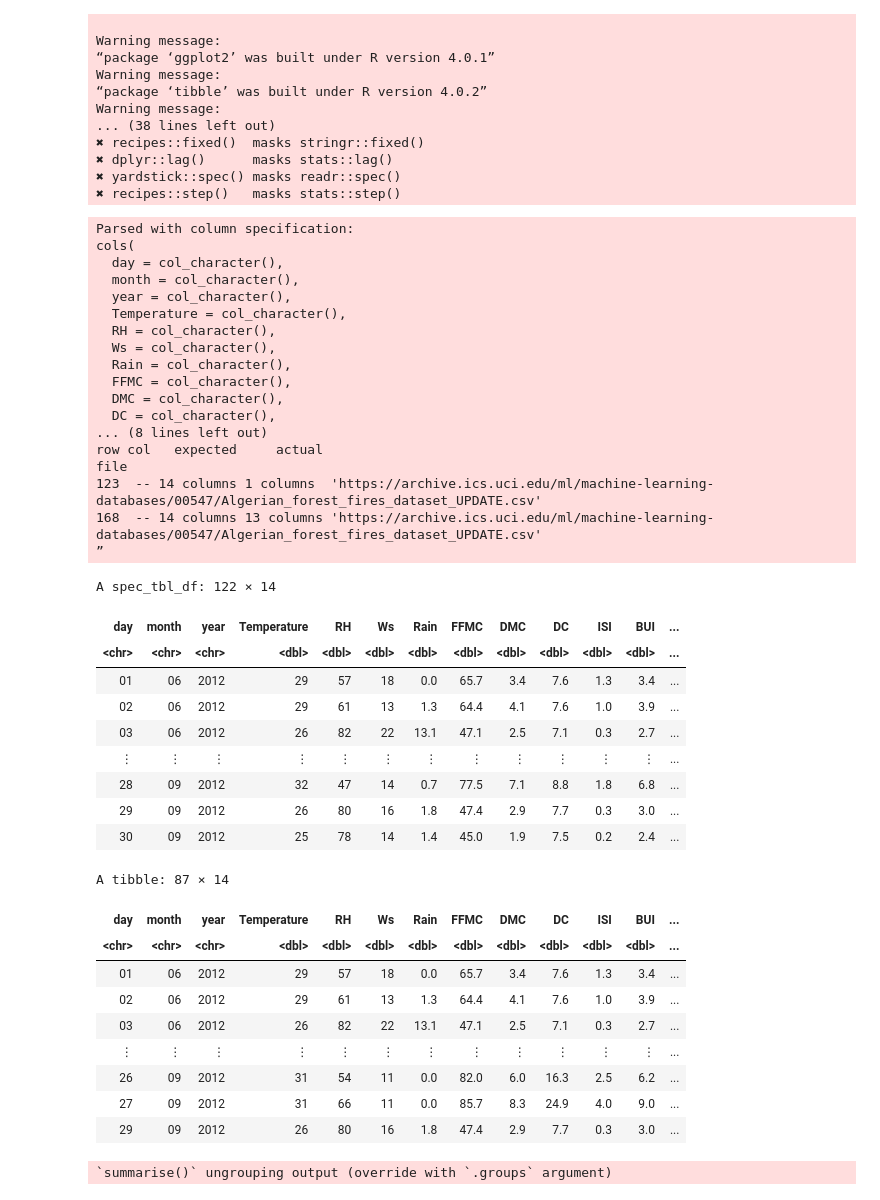
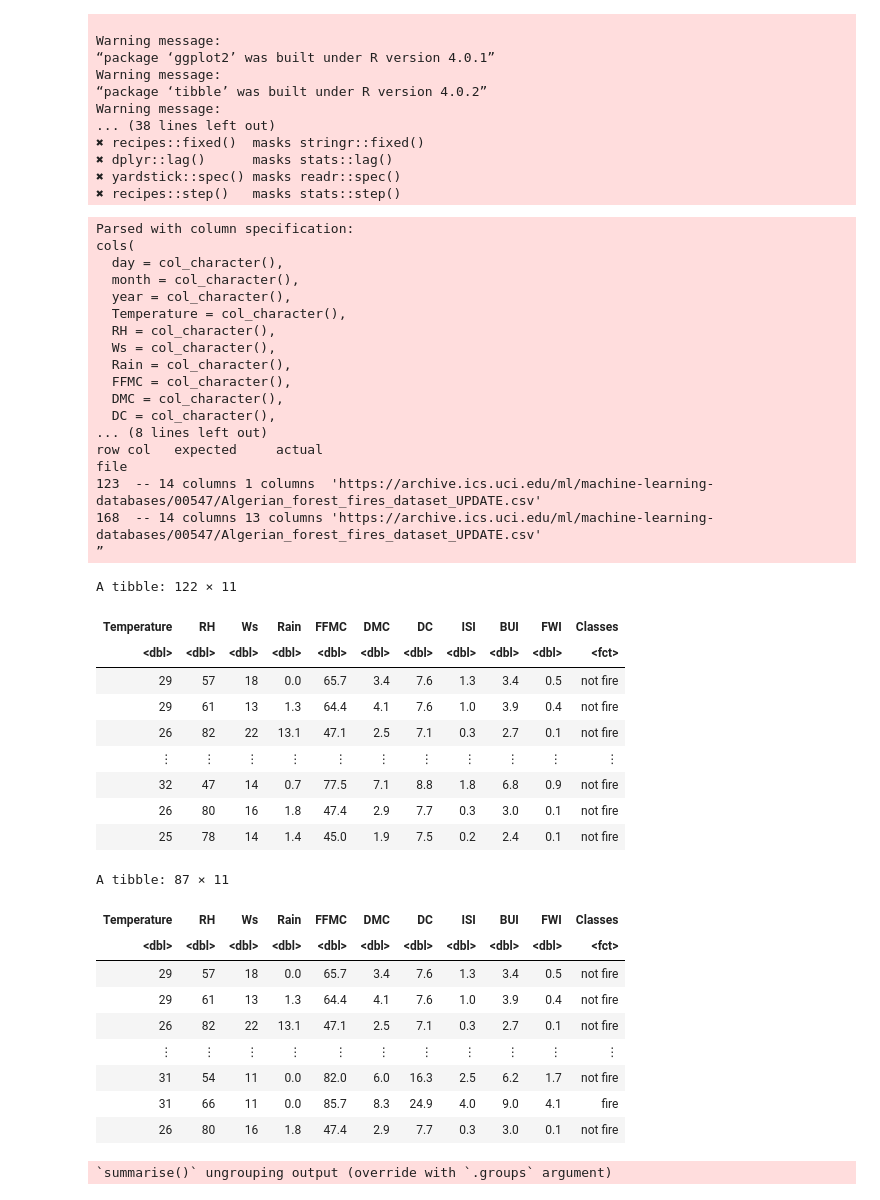
Before and after one commit to edsobcz/fire-project, a Jupyter notebook: group_09_project.ipynb, the cells around one changed output. Drawn from its saved outputs; the diff is of its cells as text; code cells hidden in the pictures.

```diff
--- a/group_09_project.ipynb
+++ b/group_09_project.ipynb
@@ -22,64 +22,65 @@ Warning message:
 ✖ yardstick::spec() masks readr::spec()
 ✖ recipes::step()   masks stats::step()
 # %%
-fire_data <- read_csv("https://archive.ics.uci.edu/ml/machine-learning-databases/00547/Algerian_forest_fires_dataset_UPDATE.csv",
+fire_data_read <- read_csv("https://archive.ics.uci.edu/ml/machine-learning-databases/00547/Algerian_forest_fires_dataset_UPDATE.csv",
                       skip = 1)
 
 #selecting only the Bejaia region data, as dataset also includes the Sidi Bel Abbes region
-fire_data <- slice(fire_data, 1:122) %>%
+fire_data <- slice(fire_data_read, 1:122) %>%
     mutate(Classes = as_factor(Classes)) %>%
+    select(-day, -month, -year) %>%
     mutate(across(Temperature:FWI, as.double))
 fire_data
 
 #parsing failures are because of region titles in rows 123 and 168 - we only used rows 1-122, so failures are irrelevant
 # %% [output]
 Parsed with column specification:
 cols(
   day = col_character(),
   month = col_character(),
   year = col_character(),
   Temperature = col_character(),
   RH = col_character(),
   Ws = col_character(),
   Rain = col_character(),
   FFMC = col_character(),
   DMC = col_character(),
   DC = col_character(),
 ... (8 lines left out)
 row col   expected     actual                                                                                                       file
 123  -- 14 columns 1 columns  'https://archive.ics.uci.edu/ml/machine-learning-databases/00547/Algerian_forest_fires_dataset_UPDATE.csv'
 168  -- 14 columns 13 columns 'https://archive.ics.uci.edu/ml/machine-learning-databases/00547/Algerian_forest_fires_dataset_UPDATE.csv'
 ”
-A spec_tbl_df: 122 × 14
+A tibble: 122 × 11
-| day | month | year | Temperature | RH | Ws | Rain | FFMC | DMC | DC | ISI | BUI | ... |
-| <chr> | <chr> | <chr> | <dbl> | <dbl> | <dbl> | <dbl> | <dbl> | <dbl> | <dbl> | <dbl> | <dbl> | ... |
-| 01 | 06 | 2012 | 29 | 57 | 18 | 0.0 | 65.7 | 3.4 | 7.6 | 1.3 | 3.4 | ... |
-| 02 | 06 | 2012 | 29 | 61 | 13 | 1.3 | 64.4 | 4.1 | 7.6 | 1.0 | 3.9 | ... |
-| 03 | 06 | 2012 | 26 | 82 | 22 | 13.1 | 47.1 | 2.5 | 7.1 | 0.3 | 2.7 | ... |
-| ⋮ | ⋮ | ⋮ | ⋮ | ⋮ | ⋮ | ⋮ | ⋮ | ⋮ | ⋮ | ⋮ | ⋮ | ... |
-| 28 | 09 | 2012 | 32 | 47 | 14 | 0.7 | 77.5 | 7.1 | 8.8 | 1.8 | 6.8 | ... |
-| 29 | 09 | 2012 | 26 | 80 | 16 | 1.8 | 47.4 | 2.9 | 7.7 | 0.3 | 3.0 | ... |
-| 30 | 09 | 2012 | 25 | 78 | 14 | 1.4 | 45.0 | 1.9 | 7.5 | 0.2 | 2.4 | ... |
+| Temperature | RH | Ws | Rain | FFMC | DMC | DC | ISI | BUI | FWI | Classes |
+| <dbl> | <dbl> | <dbl> | <dbl> | <dbl> | <dbl> | <dbl> | <dbl> | <dbl> | <dbl> | <fct> |
+| 29 | 57 | 18 | 0.0 | 65.7 | 3.4 | 7.6 | 1.3 | 3.4 | 0.5 | not fire |
+| 29 | 61 | 13 | 1.3 | 64.4 | 4.1 | 7.6 | 1.0 | 3.9 | 0.4 | not fire |
+| 26 | 82 | 22 | 13.1 | 47.1 | 2.5 | 7.1 | 0.3 | 2.7 | 0.1 | not fire |
+| ⋮ | ⋮ | ⋮ | ⋮ | ⋮ | ⋮ | ⋮ | ⋮ | ⋮ | ⋮ | ⋮ |
+| 32 | 47 | 14 | 0.7 | 77.5 | 7.1 | 8.8 | 1.8 | 6.8 | 0.9 | not fire |
+| 26 | 80 | 16 | 1.8 | 47.4 | 2.9 | 7.7 | 0.3 | 3.0 | 0.1 | not fire |
+| 25 | 78 | 14 | 1.4 | 45.0 | 1.9 | 7.5 | 0.2 | 2.4 | 0.1 | not fire |
 # %%
 set.seed(1)
 
 
 fire_split <- initial_split(fire_data, prop = 0.7, strata = Classes)
 fire_training <- training(fire_split)
-fire_test <- testing(fire_split)
+fire_testing <- testing(fire_split)
 
 fire_training
 # %% [output]
-A tibble: 87 × 14
+A tibble: 87 × 11
-| day | month | year | Temperature | RH | Ws | Rain | FFMC | DMC | DC | ISI | BUI | ... |
-| <chr> | <chr> | <chr> | <dbl> | <dbl> | <dbl> | <dbl> | <dbl> | <dbl> | <dbl> | <dbl> | <dbl> | ... |
-| 01 | 06 | 2012 | 29 | 57 | 18 | 0.0 | 65.7 | 3.4 | 7.6 | 1.3 | 3.4 | ... |
-| 02 | 06 | 2012 | 29 | 61 | 13 | 1.3 | 64.4 | 4.1 | 7.6 | 1.0 | 3.9 | ... |
-| 03 | 06 | 2012 | 26 | 82 | 22 | 13.1 | 47.1 | 2.5 | 7.1 | 0.3 | 2.7 | ... |
-| ⋮ | ⋮ | ⋮ | ⋮ | ⋮ | ⋮ | ⋮ | ⋮ | ⋮ | ⋮ | ⋮ | ⋮ | ... |
-| 26 | 09 | 2012 | 31 | 54 | 11 | 0.0 | 82.0 | 6.0 | 16.3 | 2.5 | 6.2 | ... |
-| 27 | 09 | 2012 | 31 | 66 | 11 | 0.0 | 85.7 | 8.3 | 24.9 | 4.0 | 9.0 | ... |
-| 29 | 09 | 2012 | 26 | 80 | 16 | 1.8 | 47.4 | 2.9 | 7.7 | 0.3 | 3.0 | ... |
+| Temperature | RH | Ws | Rain | FFMC | DMC | DC | ISI | BUI | FWI | Classes |
+| <dbl> | <dbl> | <dbl> | <dbl> | <dbl> | <dbl> | <dbl> | <dbl> | <dbl> | <dbl> | <fct> |
+| 29 | 57 | 18 | 0.0 | 65.7 | 3.4 | 7.6 | 1.3 | 3.4 | 0.5 | not fire |
+| 29 | 61 | 13 | 1.3 | 64.4 | 4.1 | 7.6 | 1.0 | 3.9 | 0.4 | not fire |
+| 26 | 82 | 22 | 13.1 | 47.1 | 2.5 | 7.1 | 0.3 | 2.7 | 0.1 | not fire |
+| ⋮ | ⋮ | ⋮ | ⋮ | ⋮ | ⋮ | ⋮ | ⋮ | ⋮ | ⋮ | ⋮ |
+| 31 | 54 | 11 | 0.0 | 82.0 | 6.0 | 16.3 | 2.5 | 6.2 | 1.7 | not fire |
+| 31 | 66 | 11 | 0.0 | 85.7 | 8.3 | 24.9 | 4.0 | 9.0 | 4.1 | fire |
+| 26 | 80 | 16 | 1.8 | 47.4 | 2.9 | 7.7 | 0.3 | 3.0 | 0.1 | not fire |
 # %%
 class_counts <- fire_training %>%
     group_by(Classes) %>%
```
Also changed, not shown: parts of 11 cells of this notebook.
